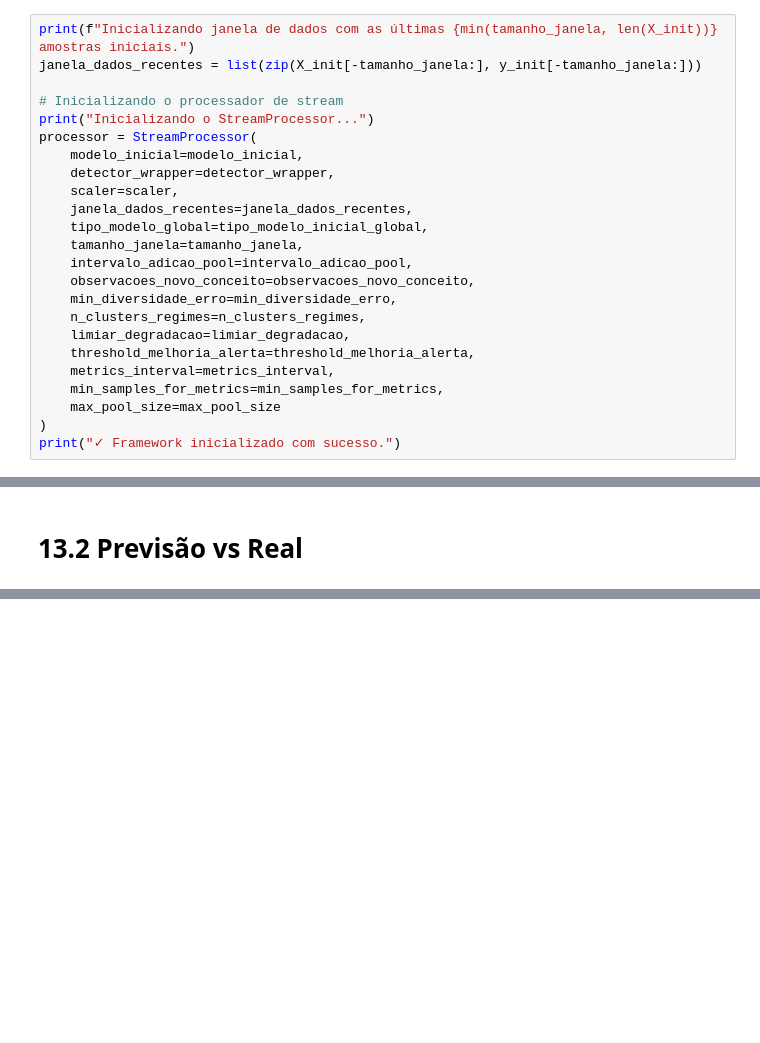
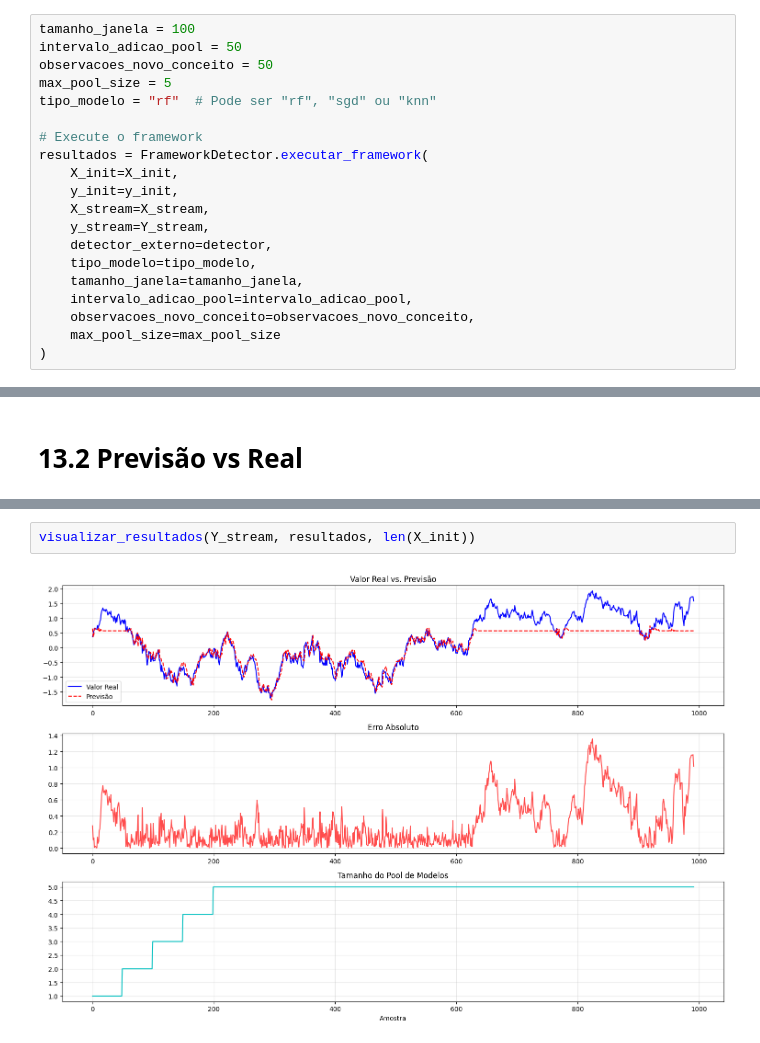
Before and after one commit to Ol1veirx/Drift-Detection-PIBIC---Framework, a Jupyter notebook: framework_demonstration.ipynb, the cells around one changed output, grey strips where cells are left out. Drawn from its saved outputs; the diff is of its cells as text; blank space fills up the shorter version.

```diff
--- a/framework_demonstration.ipynb
+++ b/framework_demonstration.ipynb
@@ -165,27 +167,23 @@ Inicializando detector: KSWIN
 # %% [markdown]
 # **10. Inicialização do StreamProcessor**
 # %%
-print(f"Inicializando janela de dados com as últimas {min(tamanho_janela, len(X_init))} amostras iniciais.")
-janela_dados_recentes = list(zip(X_init[-tamanho_janela:], y_init[-tamanho_janela:]))
+tamanho_janela = 100
+intervalo_adicao_pool = 50
+observacoes_novo_conceito = 50
+max_pool_size = 5
+tipo_modelo = "rf"  # Pode ser "rf", "sgd" ou "knn"
 
-# Inicializando o processador de stream
-print("Inicializando o StreamProcessor...")
-processor = StreamProcessor(
-    modelo_inicial=modelo_inicial,
-    detector_wrapper=detector_wrapper,
-    scaler=scaler,
-    janela_dados_recentes=janela_dados_recentes,
-    tipo_modelo_global=tipo_modelo_inicial_global,
+# Execute o framework
+resultados = FrameworkDetector.executar_framework(
+    X_init=X_init,
+    y_init=y_init,
+    X_stream=X_stream,
+    y_stream=Y_stream,
+    detector_externo=detector,
+    tipo_modelo=tipo_modelo,
     tamanho_janela=tamanho_janela,
     intervalo_adicao_pool=intervalo_adicao_pool,
     observacoes_novo_conceito=observacoes_novo_conceito,
-    min_diversidade_erro=min_diversidade_erro,
-    n_clusters_regimes=n_clusters_regimes,
-    limiar_degradacao=limiar_degradacao,
-    threshold_melhoria_alerta=threshold_melhoria_alerta,
-    metrics_interval=metrics_interval,
-    min_samples_for_metrics=min_samples_for_metrics,
     max_pool_size=max_pool_size
 )
-print("✓ Framework inicializado com sucesso.")
 # %% [output]
@@ -296,0 +271,4 @@ Gerando gráfico de Previsões vs. Valores Reais...
+# %%
+visualizar_resultados(Y_stream, resultados, len(X_init))
+# %% [output]
+[figure, added]
```
Also changed, not shown: parts of 12 cells of this notebook, 5 other files.
